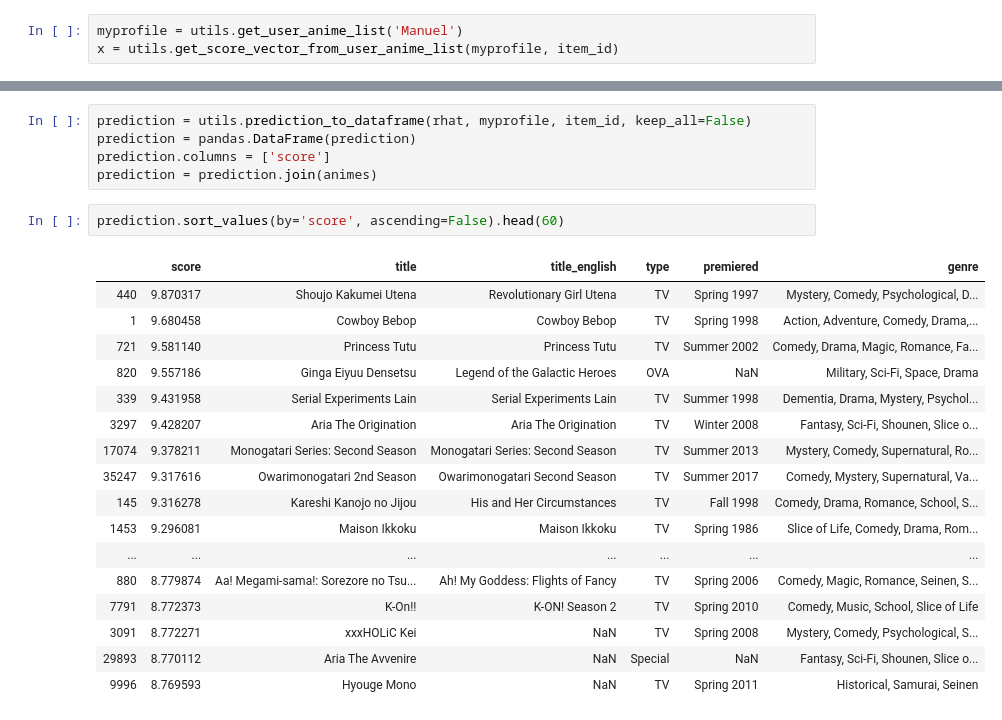
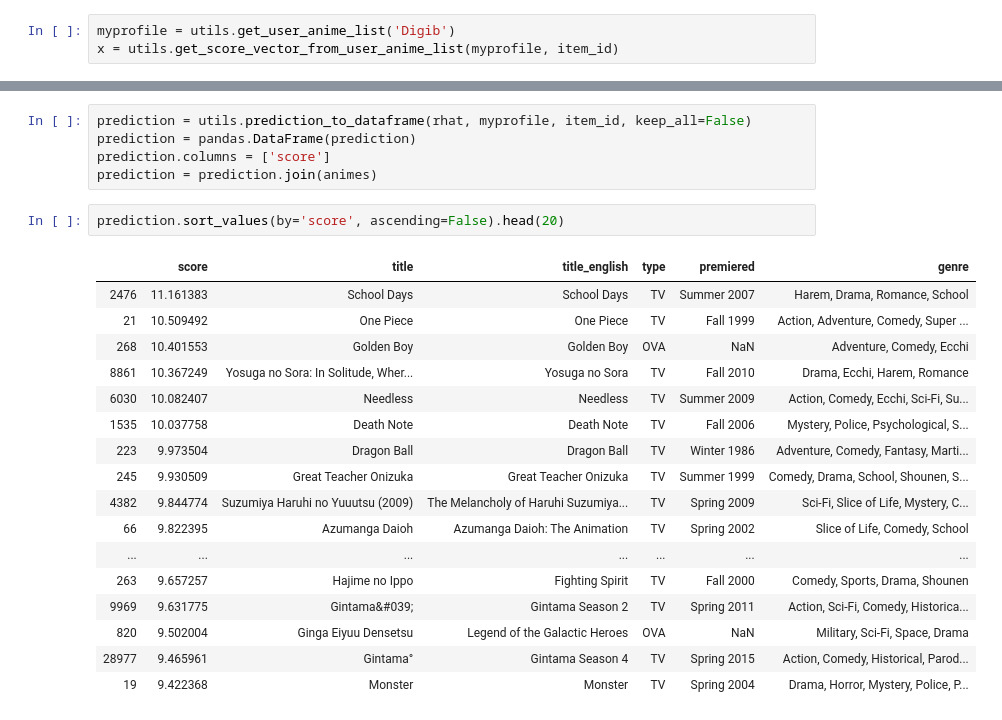
Before and after one commit to mpff/sasori, a Jupyter notebook: docs/example.ipynb, the cells around one changed output, grey strips where cells are left out. Drawn from its saved outputs; the diff is of its cells as text.

```diff
--- a/docs/example.ipynb
+++ b/docs/example.ipynb
@@ -31,6 +31,6 @@ pickle_in.close()
 # %% [markdown]
 ### 2. Webscrape current profile and create prediction
 # %%
-myprofile = utils.get_user_anime_list('Manuel')
+myprofile = utils.get_user_anime_list('Digib')
 x = utils.get_score_vector_from_user_anime_list(myprofile, item_id)
 # %% [output]
@@ -44,22 +50,22 @@ prediction = pandas.DataFrame(prediction)
 prediction.columns = ['score']
 prediction = prediction.join(animes)
 # %%
-prediction.sort_values(by='score', ascending=False).head(60)
+prediction.sort_values(by='score', ascending=False).head(20)
 # %% [output]
 |  | score | title | title_english | type | premiered | genre |
-| 440 | 9.870317 | Shoujo Kakumei Utena | Revolutionary Girl Utena | TV | Spring 1997 | Mystery, Comedy, Psychological, D... |
-| 1 | 9.680458 | Cowboy Bebop | Cowboy Bebop | TV | Spring 1998 | Action, Adventure, Comedy, Drama,... |
-| 721 | 9.581140 | Princess Tutu | Princess Tutu | TV | Summer 2002 | Comedy, Drama, Magic, Romance, Fa... |
-| 820 | 9.557186 | Ginga Eiyuu Densetsu | Legend of the Galactic Heroes | OVA | NaN | Military, Sci-Fi, Space, Drama |
-| 339 | 9.431958 | Serial Experiments Lain | Serial Experiments Lain | TV | Summer 1998 | Dementia, Drama, Mystery, Psychol... |
-| 3297 | 9.428207 | Aria The Origination | Aria The Origination | TV | Winter 2008 | Fantasy, Sci-Fi, Shounen, Slice o... |
-| 17074 | 9.378211 | Monogatari Series: Second Season | Monogatari Series: Second Season | TV | Summer 2013 | Mystery, Comedy, Supernatural, Ro... |
-| 35247 | 9.317616 | Owarimonogatari 2nd Season | Owarimonogatari Second Season | TV | Summer 2017 | Comedy, Mystery, Supernatural, Va... |
-| 145 | 9.316278 | Kareshi Kanojo no Jijou | His and Her Circumstances | TV | Fall 1998 | Comedy, Drama, Romance, School, S... |
-| 1453 | 9.296081 | Maison Ikkoku | Maison Ikkoku | TV | Spring 1986 | Slice of Life, Comedy, Drama, Rom... |
+| 2476 | 11.161383 | School Days | School Days | TV | Summer 2007 | Harem, Drama, Romance, School |
+| 21 | 10.509492 | One Piece | One Piece | TV | Fall 1999 | Action, Adventure, Comedy, Super ... |
+| 268 | 10.401553 | Golden Boy | Golden Boy | OVA | NaN | Adventure, Comedy, Ecchi |
+| 8861 | 10.367249 | Yosuga no Sora: In Solitude, Wher... | Yosuga no Sora | TV | Fall 2010 | Drama, Ecchi, Harem, Romance |
+| 6030 | 10.082407 | Needless | Needless | TV | Summer 2009 | Action, Comedy, Ecchi, Sci-Fi, Su... |
+| 1535 | 10.037758 | Death Note | Death Note | TV | Fall 2006 | Mystery, Police, Psychological, S... |
+| 223 | 9.973504 | Dragon Ball | Dragon Ball | TV | Winter 1986 | Adventure, Comedy, Fantasy, Marti... |
+| 245 | 9.930509 | Great Teacher Onizuka | Great Teacher Onizuka | TV | Summer 1999 | Comedy, Drama, School, Shounen, S... |
+| 4382 | 9.844774 | Suzumiya Haruhi no Yuuutsu (2009) | The Melancholy of Haruhi Suzumiya... | TV | Spring 2009 | Sci-Fi, Slice of Life, Mystery, C... |
+| 66 | 9.822395 | Azumanga Daioh | Azumanga Daioh: The Animation | TV | Spring 2002 | Slice of Life, Comedy, School |
 | ... | ... | ... | ... | ... | ... | ... |
-| 880 | 8.779874 | Aa! Megami-sama!: Sorezore no Tsu... | Ah! My Goddess: Flights of Fancy | TV | Spring 2006 | Comedy, Magic, Romance, Seinen, S... |
-| 7791 | 8.772373 | K-On!! | K-ON! Season 2 | TV | Spring 2010 | Comedy, Music, School, Slice of Life |
-| 3091 | 8.772271 | xxxHOLiC Kei | NaN | TV | Spring 2008 | Mystery, Comedy, Psychological, S... |
-| 29893 | 8.770112 | Aria The Avvenire | NaN | Special | NaN | Fantasy, Sci-Fi, Shounen, Slice o... |
-| 9996 | 8.769593 | Hyouge Mono | NaN | TV | Spring 2011 | Historical, Samurai, Seinen |
+| 263 | 9.657257 | Hajime no Ippo | Fighting Spirit | TV | Fall 2000 | Comedy, Sports, Drama, Shounen |
+| 9969 | 9.631775 | Gintama&#039; | Gintama Season 2 | TV | Spring 2011 | Action, Sci-Fi, Comedy, Historica... |
+| 820 | 9.502004 | Ginga Eiyuu Densetsu | Legend of the Galactic Heroes | OVA | NaN | Military, Sci-Fi, Space, Drama |
+| 28977 | 9.465961 | Gintama° | Gintama Season 4 | TV | Spring 2015 | Action, Comedy, Historical, Parod... |
+| 19 | 9.422368 | Monster | Monster | TV | Spring 2004 | Drama, Horror, Mystery, Police, P... |
```
Also changed, not shown: parts of 4 cells of this notebook, 2 other files.
